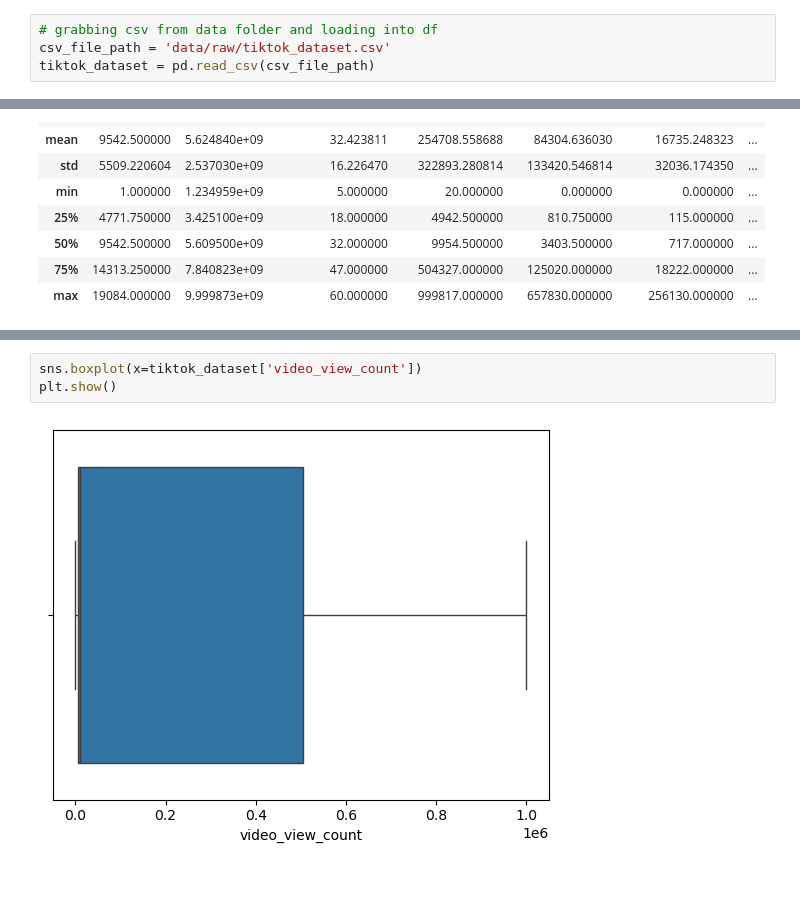
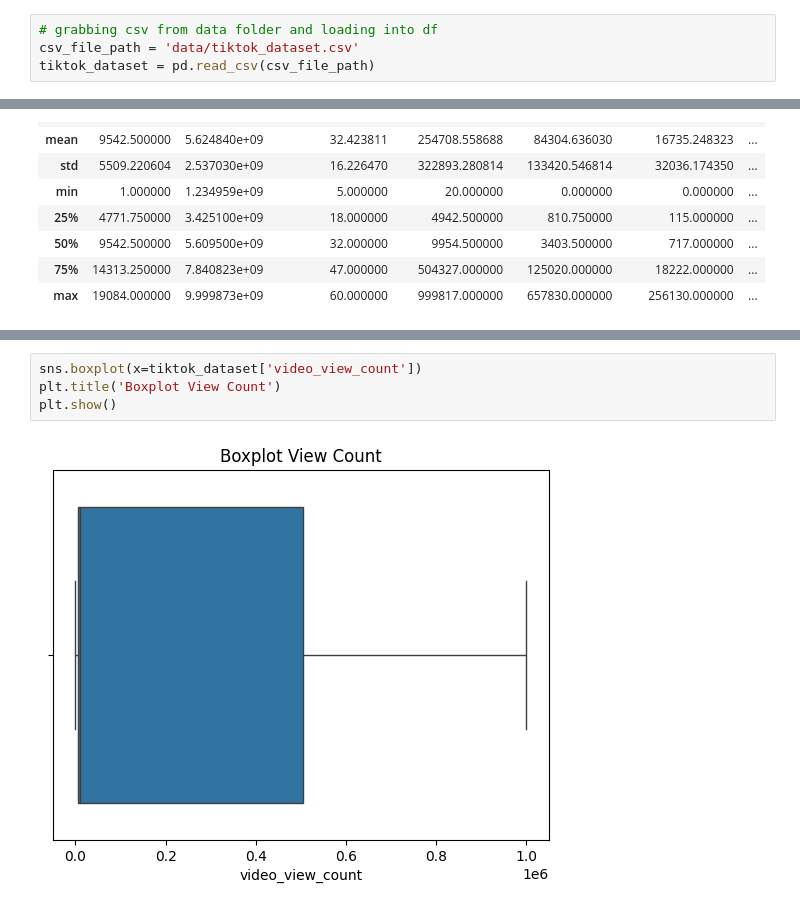
Before and after one commit to Takosaga/fall_24, a Jupyter notebook: machine_learning_and_predictive_analytics/detecting_suspicious_tiktok_content_creators/notebooks/report.ipynb, the cells around one changed output, grey strips where cells are left out. Cells and saved outputs as stored; diff of their text form; blank space fills up the shorter version.

```diff
--- a/machine_learning_and_predictive_analytics/detecting_suspicious_tiktok_content_creators/notebooks/report.ipynb
+++ b/machine_learning_and_predictive_analytics/detecting_suspicious_tiktok_content_creators/notebooks/report.ipynb
@@ -23,7 +23,7 @@ from sklearn.metrics import confusion_matrix
 os.chdir('..')
 # %%
 # grabbing csv from data folder and loading into df
-csv_file_path = 'data/raw/tiktok_dataset.csv'
+csv_file_path = 'data/tiktok_dataset.csv'
 tiktok_dataset = pd.read_csv(csv_file_path)
 # %%
 tiktok_dataset.head()
@@ -444,5 +453,6 @@ plt.show()
 # %%
 sns.boxplot(x=tiktok_dataset['video_view_count'])
+plt.title('Boxplot View Count')
 plt.show()
 # %% [output]
-[figure, old version]
+[figure, new version]
```
Also changed, not shown: parts of 35 cells of this notebook.
